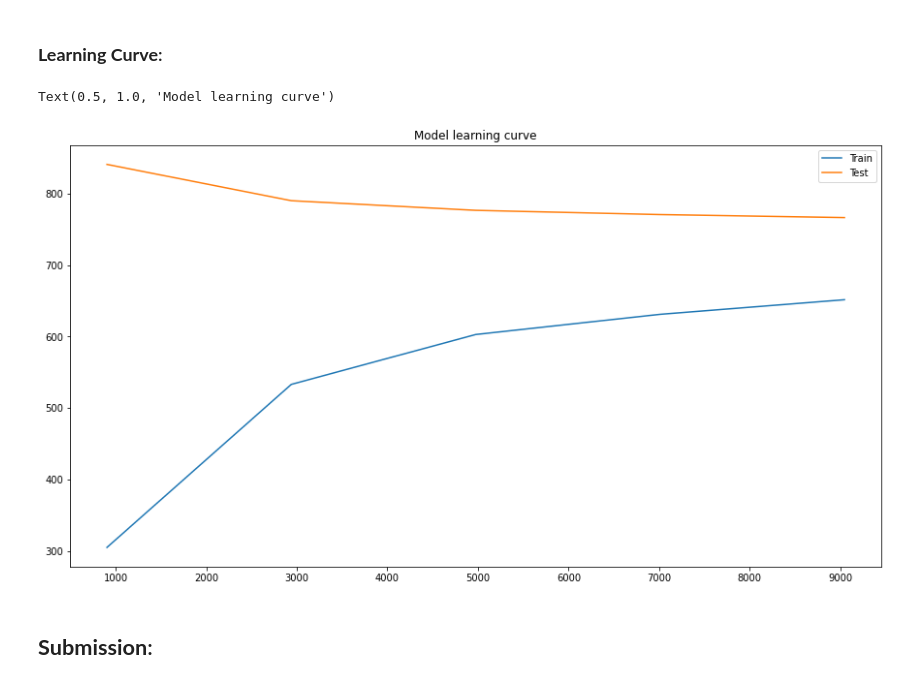
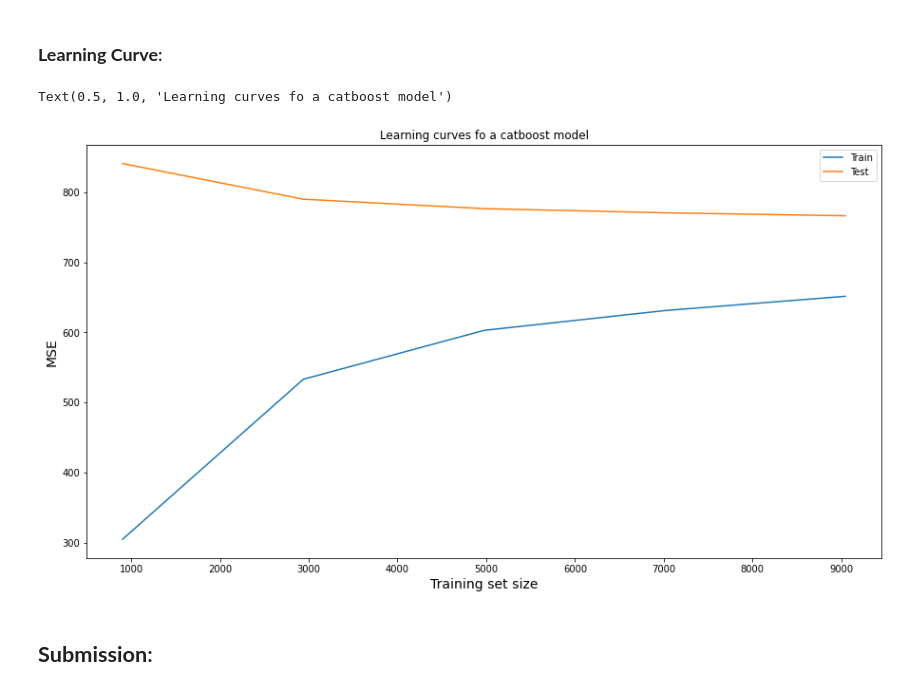
Before and after one commit to 0731325603/regression-predict-api-template, a Jupyter notebook: regression_notebook.ipynb, the cells around one changed output. Saved outputs shown, nothing was run; the diff lists cells and outputs as text; code cells hidden in the pictures.

```diff
--- a/regression_notebook.ipynb
+++ b/regression_notebook.ipynb
@@ -744,18 +744,20 @@ regressor.fit(train_new.drop(['Time from Pickup to Arrival'], axis =1),
 # %%
 # compute the learning curve
 line = learning_curve(regressor, X_train, y_train, cv=3, n_jobs=-1, scoring='neg_mean_squared_error')
 train_score = [-line[1][i].mean() for i in range (0, 5)]
 test_score = [-line[2][i].mean() for i in range (0, 5)]
 
 # Plot learning curve
 fig = plt.figure(figsize = (15, 8))
 plt.plot(line[0], np.sqrt(train_score), label = 'Train')
 plt.plot(line[0], np.sqrt(test_score), label = 'Test')
 plt.legend()
-plt.title('Model learning curve')
+plt.ylabel('MSE', fontsize = 14)
+plt.xlabel('Training set size', fontsize = 14)
+plt.title('Learning curves fo a catboost regression model')
 # %% [output]
-Text(0.5, 1.0, 'Model learning curve')
+Text(0.5, 1.0, 'Learning curves fo a catboost model')
-[figure, old version]
+[figure, new version]
 # %% [markdown]
 ## **Submission**:
 # %%
```
Also changed, not shown: parts of 5 cells of this notebook.
